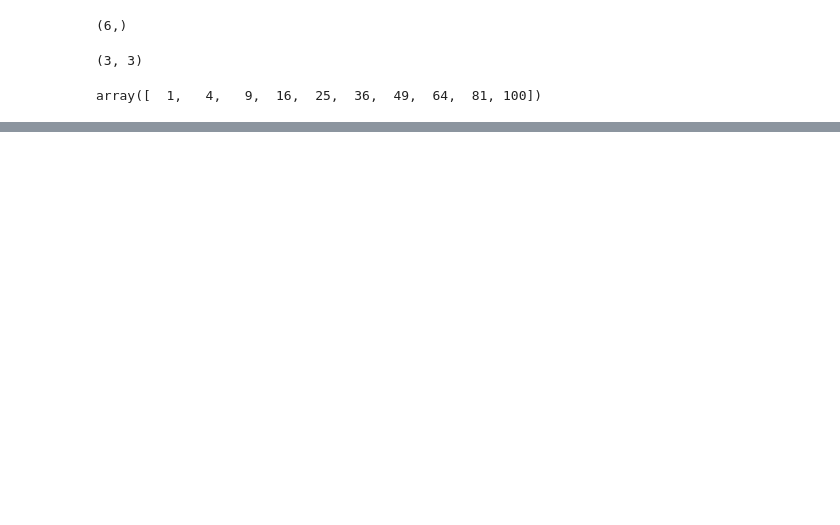
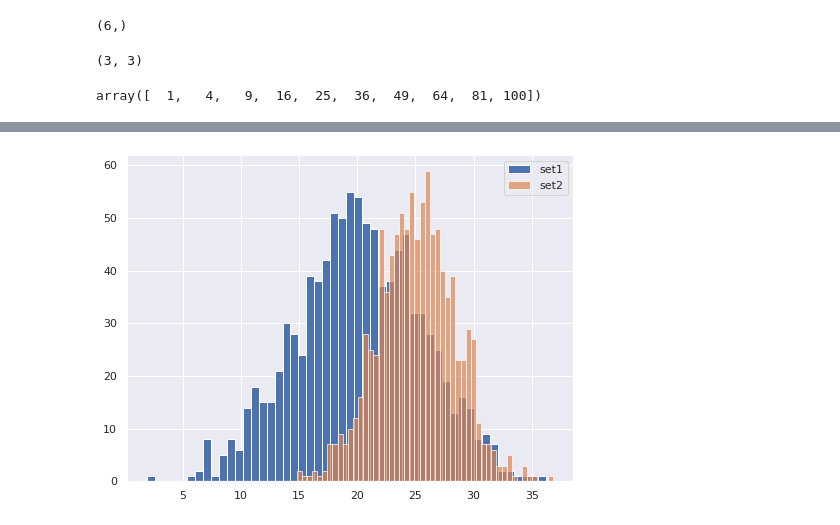
Before and after one commit to giginar/Machinelearning, a Jupyter notebook: ML_L_1.ipynb, the cells around one changed output, grey strips where cells are left out. Cells and saved outputs as stored; diff of their text form; code cells hidden in the pictures; blank space fills up the shorter version.

```diff
--- a/ML_L_1.ipynb
+++ b/ML_L_1.ipynb
@@ -33,0 +55,10 @@ array([  1,   4,   9,  16,  25,  36,  49,  64,  81, 100])
+# %%
+set1 = np.random.normal(20,5.5,1000)
+set2 = np.random.normal(25,3.3,1000)
+plt.figure(figsize=(8,6))
+plt.hist(set1,50,label="set1")
+plt.hist(set2,50,label="set2",alpha=0.7)
+plt.legend()
+plt.show()
+# %% [output]
+[figure, added]
```
Also changed, not shown: parts of 7 cells of this notebook.
